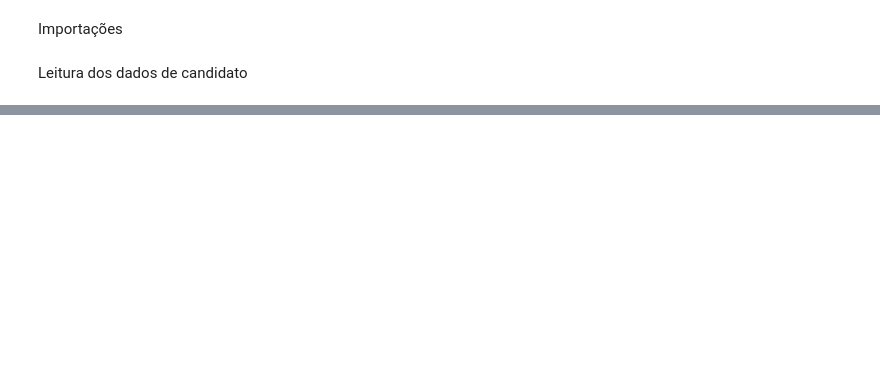
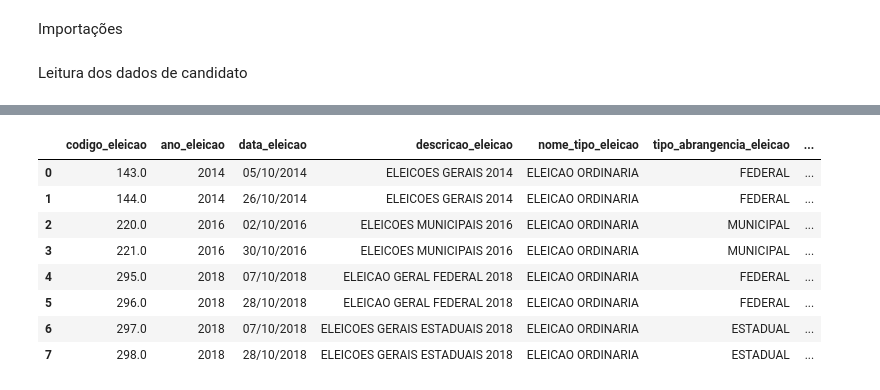
Before and after one commit to EBarbara/analise-eleicoes, a Jupyter notebook: Exploratory.ipynb, the cells around one changed output, grey strips where cells are left out. Cells and saved outputs as stored; diff of their text form; code cells hidden in the pictures; blank space fills up the shorter version.

```diff
--- a/Exploratory.ipynb
+++ b/Exploratory.ipynb
@@ -101,0 +121,21 @@ tabela_candidato.groupby(['ano_eleicao', 'codigo_eleicao', 'codigo_tipo_eleicao'
+# %%
+tabela_candidato\
+    .loc[tabela_candidato['codigo_tipo_eleicao'] == 2.0]\
+    .fillna(-9999)\
+    .groupby([
+        'codigo_eleicao', 'ano_eleicao', 'data_eleicao', 'descricao_eleicao',
+        'nome_tipo_eleicao', 'tipo_abrangencia_eleicao'
+    ])\
+    .size()\
+    .reset_index()\
+    .rename(columns={0:'count'})
+# %% [output]
+|  | codigo_eleicao | ano_eleicao | data_eleicao | descricao_eleicao | nome_tipo_eleicao | tipo_abrangencia_eleicao | ... |
+| 0 | 143.0 | 2014 | 05/10/2014 | ELEICOES GERAIS 2014 | ELEICAO ORDINARIA | FEDERAL | ... |
+| 1 | 144.0 | 2014 | 26/10/2014 | ELEICOES GERAIS 2014 | ELEICAO ORDINARIA | FEDERAL | ... |
+| 2 | 220.0 | 2016 | 02/10/2016 | ELEICOES MUNICIPAIS 2016 | ELEICAO ORDINARIA | MUNICIPAL | ... |
+| 3 | 221.0 | 2016 | 30/10/2016 | ELEICOES MUNICIPAIS 2016 | ELEICAO ORDINARIA | MUNICIPAL | ... |
+| 4 | 295.0 | 2018 | 07/10/2018 | ELEICAO GERAL FEDERAL 2018 | ELEICAO ORDINARIA | FEDERAL | ... |
+| 5 | 296.0 | 2018 | 28/10/2018 | ELEICAO GERAL FEDERAL 2018 | ELEICAO ORDINARIA | FEDERAL | ... |
+| 6 | 297.0 | 2018 | 07/10/2018 | ELEICOES GERAIS ESTADUAIS 2018 | ELEICAO ORDINARIA | ESTADUAL | ... |
+| 7 | 298.0 | 2018 | 28/10/2018 | ELEICOES GERAIS ESTADUAIS 2018 | ELEICAO ORDINARIA | ESTADUAL | ... |
```
Also changed, not shown: parts of 10 cells of this notebook.
